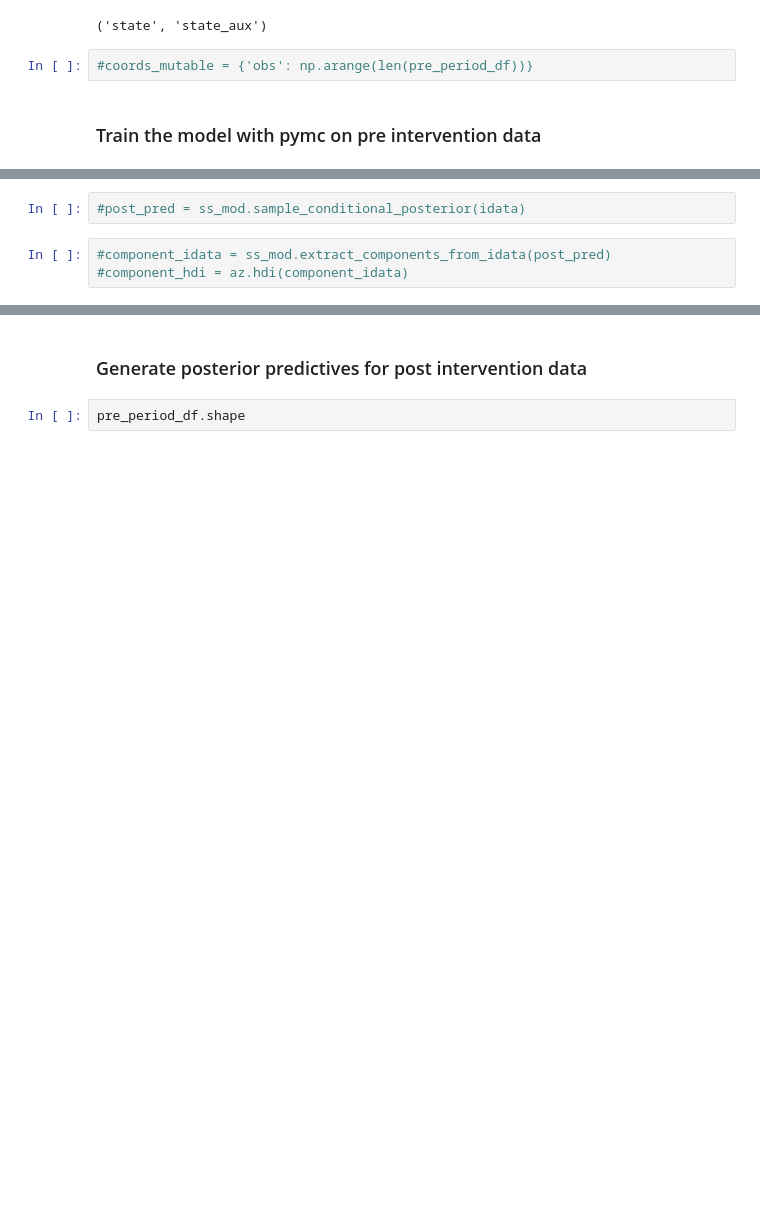
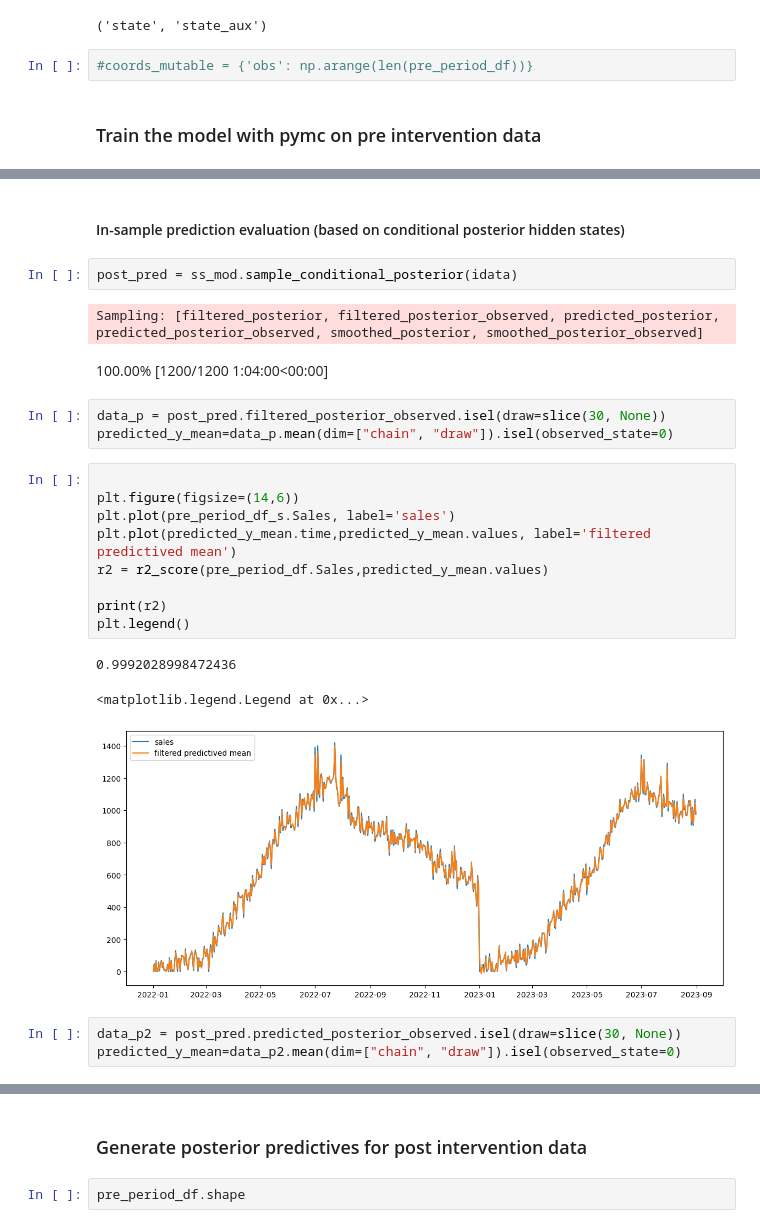
Before and after one commit to CathyLiu21/Causal_Impact, a Jupyter notebook: Campaign_Causal_Impact_BSTS_pymc.ipynb, the cells around one changed output, grey strips where cells are left out. Drawn from its saved outputs; the diff is of its cells as text; blank space fills up the shorter version.

```diff
--- a/Campaign_Causal_Impact_BSTS_pymc.ipynb
+++ b/Campaign_Causal_Impact_BSTS_pymc.ipynb
@@ -320,5 +338,26 @@ array([[<Axes: title={'center': 'initial_trend'}>,
+# %% [markdown]
+#### In-sample prediction evaluation (based on conditional posterior hidden states)
 # %%
-#post_pred = ss_mod.sample_conditional_posterior(idata)
+post_pred = ss_mod.sample_conditional_posterior(idata)
+# %% [output]
+Sampling: [filtered_posterior, filtered_posterior_observed, predicted_posterior, predicted_posterior_observed, smoothed_posterior, smoothed_posterior_observed]
+100.00% [1200/1200 1:04:00<00:00]
-# %%
-#component_idata = ss_mod.extract_components_from_idata(post_pred)
-#component_hdi = az.hdi(component_idata)
+# %%
+data_p = post_pred.filtered_posterior_observed.isel(draw=slice(30, None))
+predicted_y_mean=data_p.mean(dim=["chain", "draw"]).isel(observed_state=0)
+# %%
+
+plt.figure(figsize=(14,6))
+plt.plot(pre_period_df_s.Sales, label='sales')
+plt.plot(predicted_y_mean.time,predicted_y_mean.values, label='filtered predictived mean')
+r2 = r2_score(pre_period_df.Sales,predicted_y_mean.values)
+
+print(r2)
+plt.legend()
+# %% [output]
+0.9992028998472436
+<matplotlib.legend.Legend at 0x...>
+[figure, added]
+# %%
+data_p2 = post_pred.predicted_posterior_observed.isel(draw=slice(30, None))
+predicted_y_mean=data_p2.mean(dim=["chain", "draw"]).isel(observed_state=0)
```
Also changed, not shown: parts of 19 cells of this notebook.
